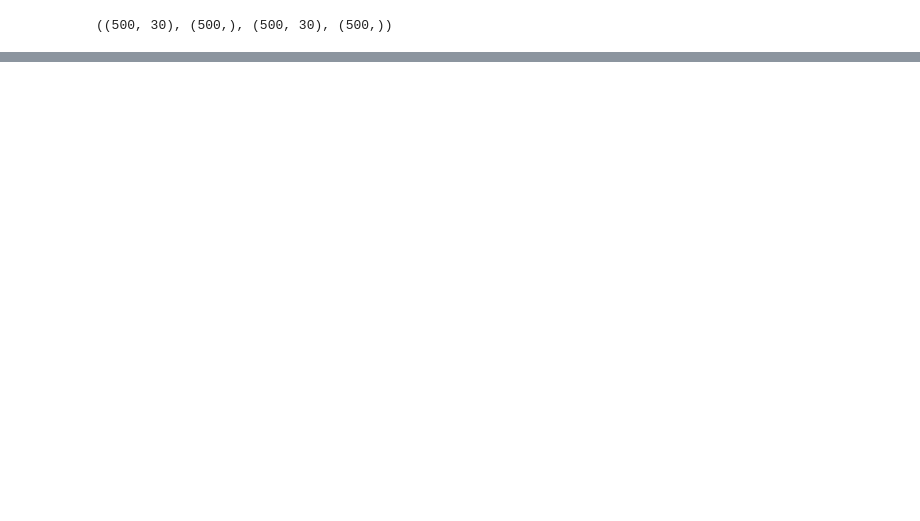
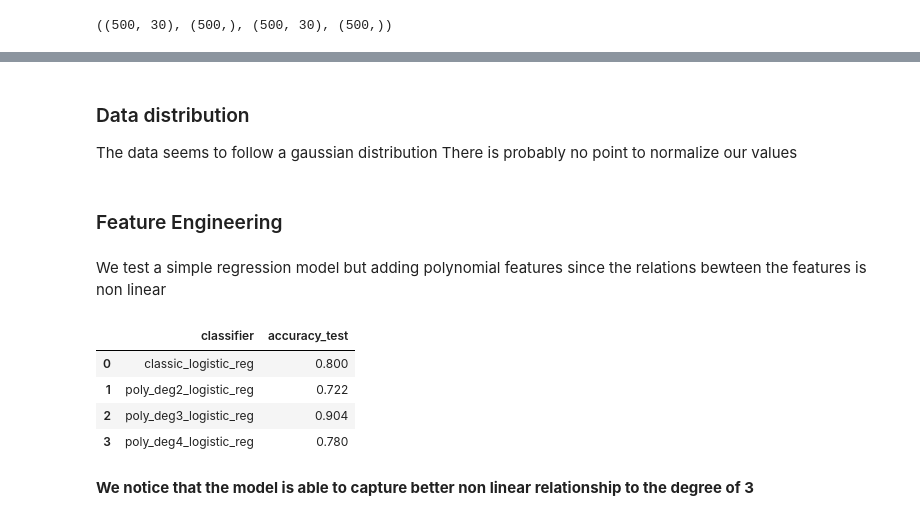
Before and after one commit to lea-margery/FTML-Project, a Jupyter notebook: Exercice5_classification_given_dataset/notebook.ipynb, the cells around one changed output, grey strips where cells are left out. Saved outputs shown, nothing was run; the diff lists cells and outputs as text; code cells hidden in the pictures; blank space fills up the shorter version.

```diff
--- a/Exercice5_classification_given_dataset/notebook.ipynb
+++ b/Exercice5_classification_given_dataset/notebook.ipynb
@@ -29,7 +22,3 @@ y_test = np.load(os.path.join(PATH_DATA, "y_test.npy"))
 X_train.shape, y_test.shape, X_test.shape, y_test.shape
 # %% [output]
 ((500, 30), (500,), (500, 30), (500,))
-# %%
-for name, dataset in {"X_train": X_train, "X_test": X_test}.items():
-    print(name)
-    print(f"min : {dataset.min()}, max : {dataset.max()}, mean : {dataset.mean()}, std : {dataset.std()}")
@@ -267,0 +54,37 @@ TODO
+# %% [markdown]
+### Data distribution
+The data seems to follow a gaussian distribution There is probably no point to normalize our values
+# %% [markdown]
+### Feature Engineering
+# %% [markdown]
+We test a simple regression model but adding polynomial features since the relations bewteen the features is non linear
+# %%
+result_accuracy = []
+
+def logistic_regression_model(result_accuracy, X_train, y_train, X_test, name):
+    logistic_model = LogisticRegression(max_iter=1000)
+    logistic_model.fit(X_train, y_train)
+    y_pred_logistic = logistic_model.predict(X_test)
+    logistic_accuracy = accuracy_score(y_test, y_pred_logistic)
+    result_accuracy.append([name, logistic_accuracy])
+
+logistic_regression_model(result_accuracy, X_train, y_train, X_test, name="classic_logistic_reg")
+
+for i in range(2, 5):
+    poly = PolynomialFeatures(degree=i)
+    X_train_poly = poly.fit_transform(X_train)
+    X_test_poly = poly.transform(X_test)
+
+    logistic_regression_model(result_accuracy, X_train_poly, y_train, X_test_poly, name=f"poly_deg{i}_logistic_reg")
+
+
+results_df = pd.DataFrame(result_accuracy, columns=["classifier", "accuracy_test"])
+results_df
+# %% [output]
+|  | classifier | accuracy_test |
+| 0 | classic_logistic_reg | 0.800 |
+| 1 | poly_deg2_logistic_reg | 0.722 |
+| 2 | poly_deg3_logistic_reg | 0.904 |
+| 3 | poly_deg4_logistic_reg | 0.780 |
+# %% [markdown]
+**We notice that the model is able to capture better non linear relationship to the degree of 3**
```
Also changed, not shown: parts of 38 cells of this notebook, 1 other file.
